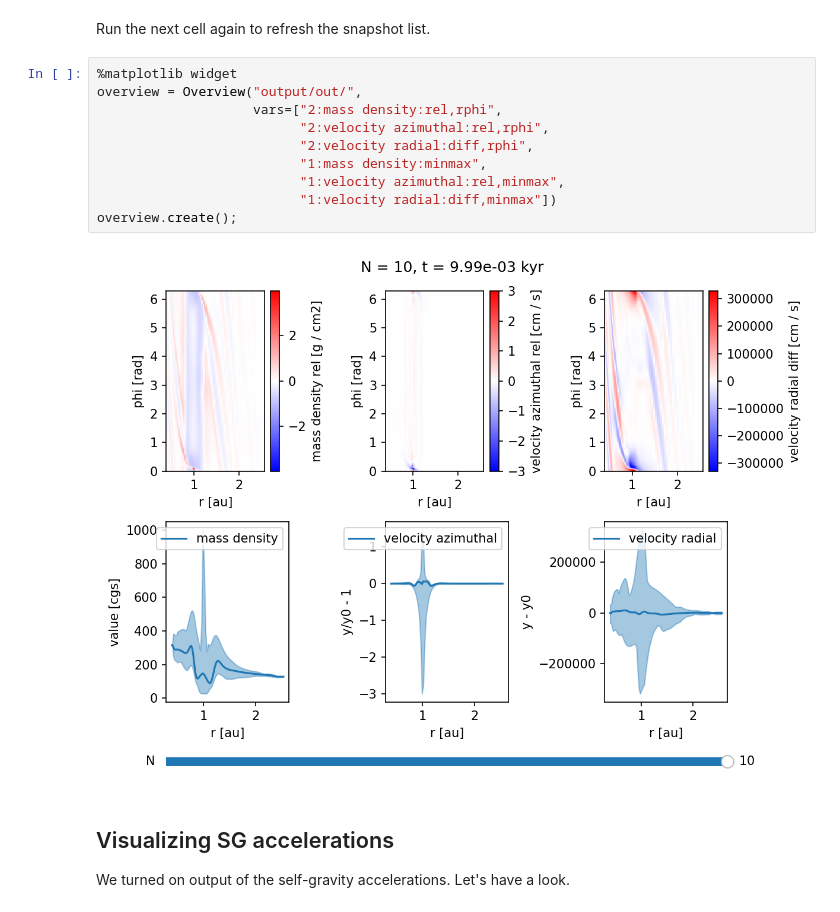
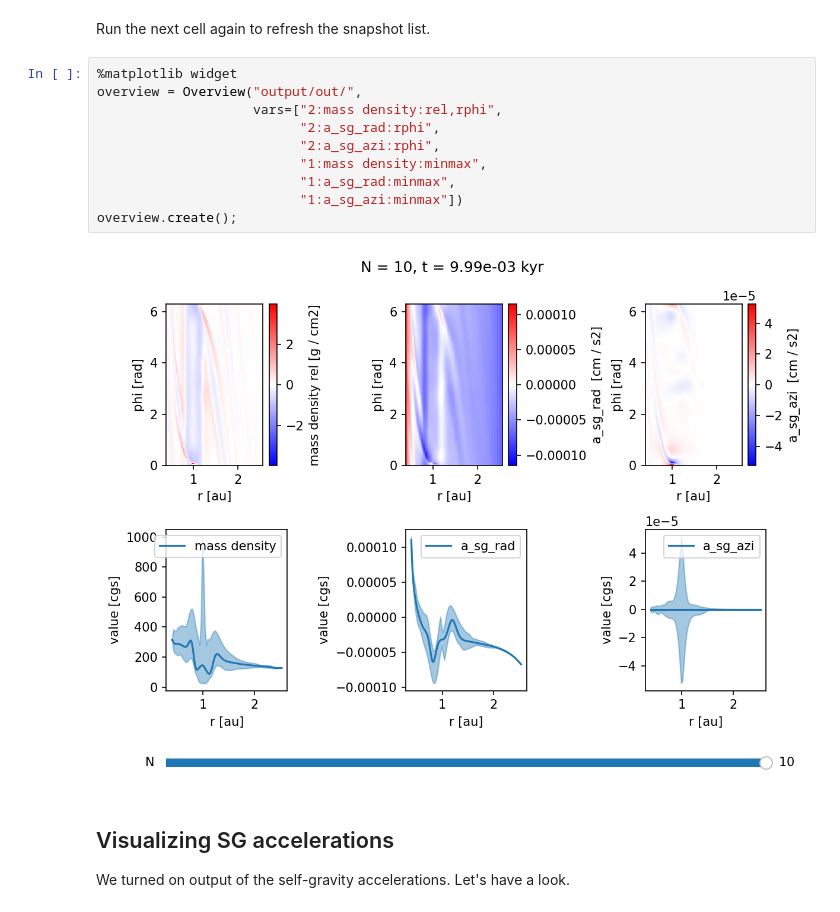
Before and after one commit to rometsch/fargocpt, a Jupyter notebook: examples/400_Selfgravity.ipynb, the cells around one changed output. Cells and saved outputs as stored; diff of their text form.

```diff
--- a/examples/400_Selfgravity.ipynb
+++ b/examples/400_Selfgravity.ipynb
@@ -114,15 +108,15 @@ Run the next cell again to refresh the snapshot list.
 # %%
 %matplotlib widget
 overview = Overview("output/out/",
                     vars=["2:mass density:rel,rphi",
-                          "2:velocity azimuthal:rel,rphi",
-                          "2:velocity radial:diff,rphi",
+                          "2:a_sg_rad:rphi",
+                          "2:a_sg_azi:rphi",
                           "1:mass density:minmax",
-                          "1:velocity azimuthal:rel,minmax",
-                          "1:velocity radial:diff,minmax"])
+                          "1:a_sg_rad:minmax",
+                          "1:a_sg_azi:minmax"])
 overview.create();
 # %% [output]
-[figure, old version]
+[figure, new version]
 # %% [markdown]
 ## Visualizing SG accelerations
 
```
Also changed, not shown: parts of 13 cells of this notebook.
